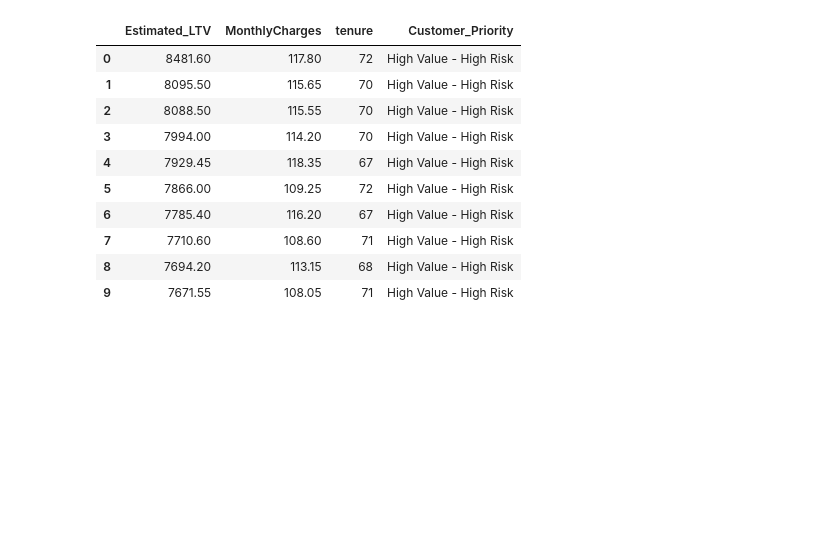
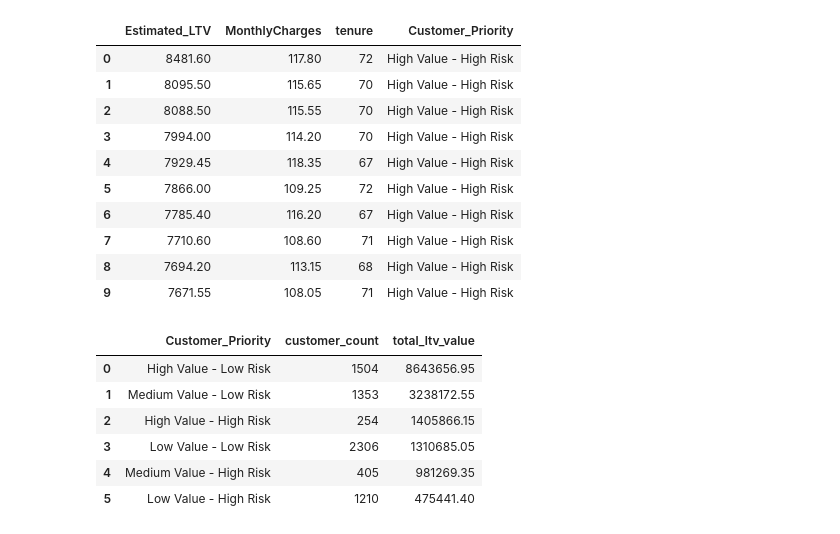
Before and after one commit to kapish196258/customer_churn_ltv_system, a Jupyter notebook: notebooks/ltv_postgresql_analysis.ipynb, the cells around one changed output. Drawn from its saved outputs; the diff is of its cells as text; code cells hidden in the pictures; blank space fills up the shorter version.

```diff
--- a/notebooks/ltv_postgresql_analysis.ipynb
+++ b/notebooks/ltv_postgresql_analysis.ipynb
@@ -138,3 +178,27 @@ pd.read_sql(
 | 7 | 7710.60 | 108.60 | 71 | High Value - High Risk |
 | 8 | 7694.20 | 113.15 | 68 | High Value - High Risk |
 | 9 | 7671.55 | 108.05 | 71 | High Value - High Risk |
+# %%
+# Revenue Value by Customer Priority
+revenue_by_priority = pd.read_sql(
+    """
+    SELECT
+        "Customer_Priority",
+        COUNT(*) AS customer_count,
+        ROUND(SUM("Estimated_LTV")::numeric, 2) AS total_ltv_value
+    FROM customer_churn_ltv
+    GROUP BY "Customer_Priority"
+    ORDER BY total_ltv_value DESC;
+    """,
+    engine
+)
+
+revenue_by_priority
+# %% [output]
+|  | Customer_Priority | customer_count | total_ltv_value |
+| 0 | High Value - Low Risk | 1504 | 8643656.95 |
+| 1 | Medium Value - Low Risk | 1353 | 3238172.55 |
+| 2 | High Value - High Risk | 254 | 1405866.15 |
+| 3 | Low Value - Low Risk | 2306 | 1310685.05 |
+| 4 | Medium Value - High Risk | 405 | 981269.35 |
+| 5 | Low Value - High Risk | 1210 | 475441.40 |
```
Also changed, not shown: parts of 17 cells of this notebook, 1 other file.
